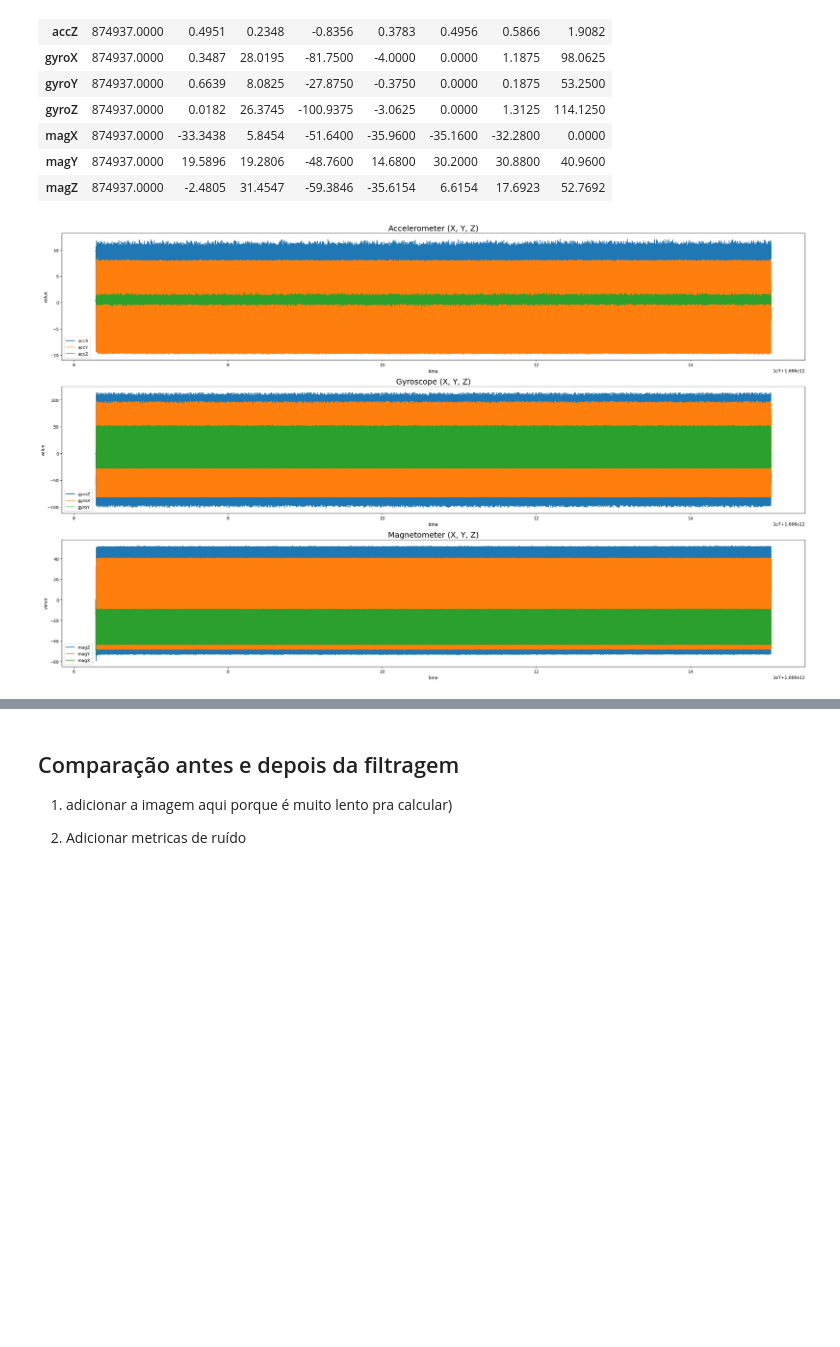
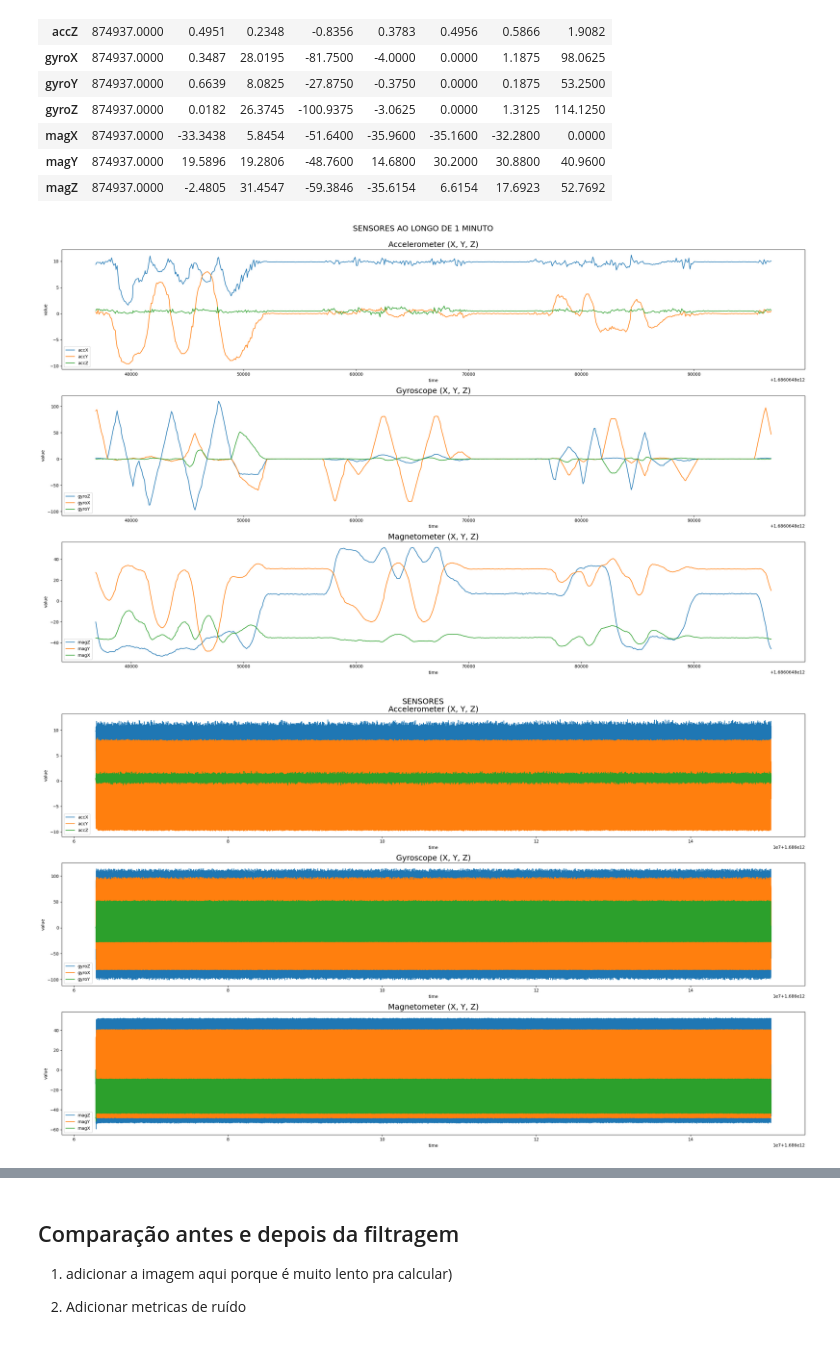
Before and after one commit to AndreFGard/anomaly-detection, a Jupyter notebook: preprocessing.ipynb, the cells around one changed output, grey strips where cells are left out. Cells and saved outputs as stored; diff of their text form; code cells hidden in the pictures; blank space fills up the shorter version.

```diff
--- a/preprocessing.ipynb
+++ b/preprocessing.ipynb
@@ -79,40 +79,51 @@ df.loc[:, cols].describe( #remover time e label
 | magZ | 874937.0000 | -2.4805 | 31.4547 | -59.3846 | -35.6154 | 6.6154 | 17.6923 | 52.7692 |
 # %%
 import matplotlib.pyplot as plt
-def plotSensors(dfPlot, step=1):
+
+import matplotlib.pyplot as plt
+def plotSensors(dfPlot, step=1,suptitle="SENSORES AO LONGO DE 1 MINUTO\n",startTimeIdx=None,endTimeIdx=None):
     df = dfPlot.iloc[::step]
     fig = plt.figure(figsize=(25, 15))
+
+    if not any((startTimeIdx, endTimeIdx)):
+        startTimeIdx,endTimeIdx =  df['time'].iloc[0],df['time'].iloc[-1]
+    else:
+        startTimeIdx,endTimeIdx =  df['time'].iloc[startTimeIdx],df['time'].iloc[endTimeIdx]
 
     # Helper to plot three axes in the same subplot
     def plotSensorsSameGraph(ax, cols, title, x="time"):
         for col in cols:
-            ax.plot(df[x], df[col], label=col)
+            mask = (df['time'] >= startTimeIdx) & (df['time'] < endTimeIdx)
+            ax.plot(df[mask][x], df[mask][col], label=col)
+
         ax.set_title(title, fontsize=18)
         ax.set_xlabel(x)
         ax.set_ylabel("value")
         ax.legend(loc='lower left')
 
     # === Subplots ===
     ax1 = fig.add_subplot(3, 1, 1)
     plotSensorsSameGraph(ax1,
                          cols=["accX", "accY","accZ"],
                          title="Accelerometer (X, Y, Z)")
 
     ax2 = fig.add_subplot(3, 1, 2)
     plotSensorsSameGraph(ax2,
                          cols=["gyroZ","gyroX", "gyroY", ],
                          title="Gyroscope (X, Y, Z)")
 
     ax3 = fig.add_subplot(3, 1, 3)
     plotSensorsSameGraph(ax3,
                          cols=["magZ", "magY", "magX"],
                          title="Magnetometer (X, Y, Z)")
-
+    plt.suptitle(suptitle, fontsize='18')
     plt.tight_layout()
     plt.show()
-plotSensors(df)
+plotSensors(df,startTimeIdx=20050, endTimeIdx=20050 + 60*10)
+plotSensors(df,suptitle="SENSORES")
 # %% [output]
-[figure, old version]
+[figure, new version]
+[figure, added]
 # %%
 from scipy.signal import savgol_filter
 # Savitzky-golay, um filtro bom pra series temporais (inspirado por https://www.nixtla.io/blog/polynomial_filtering)
```
Also changed, not shown: parts of 1 cell of this notebook.
